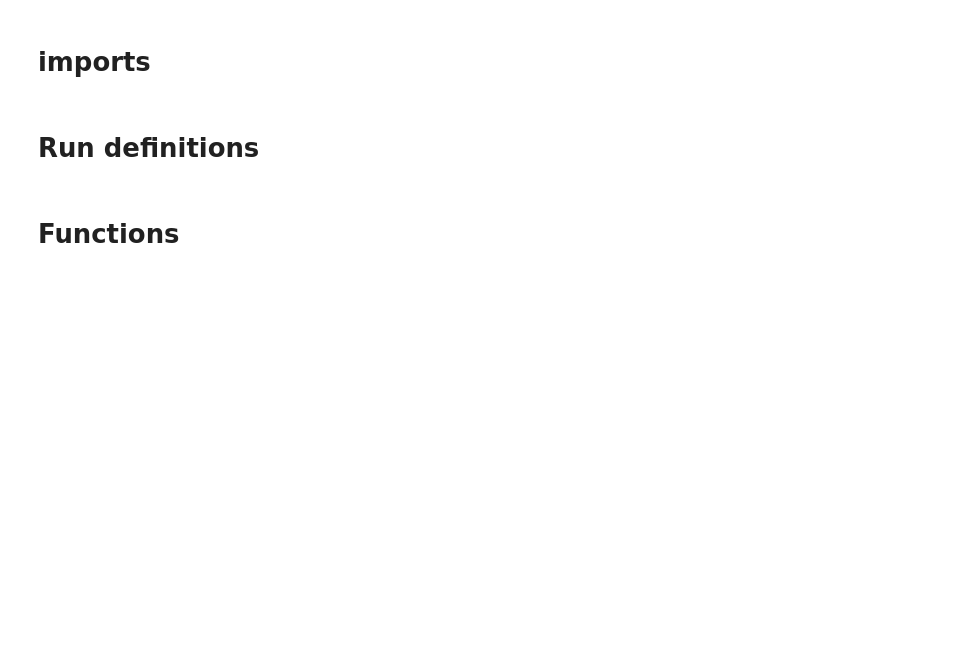
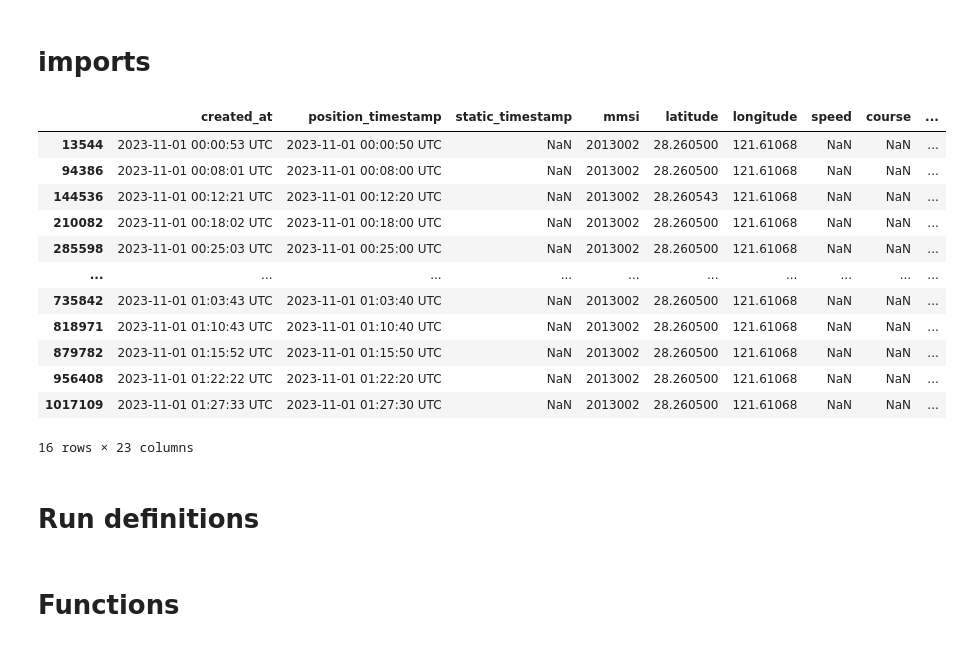
Before and after one commit to giladdanin10/tip-and-que-ships-personal, a Jupyter notebook: explore AIS.ipynb, the cells around one changed output. Drawn from its saved outputs; the diff is of its cells as text; code cells hidden in the pictures; blank space fills up the shorter version.

```diff
--- a/explore AIS.ipynb
+++ b/explore AIS.ipynb
@@ -17,6 +17,22 @@ from time_aux import *
 # Set display options to show all rows and columns
 pd.set_option('display.max_rows', 10)
 pd.set_option('display.max_columns', None)
+# %%
+df.loc[df['mmsi']==2013002]
+# %% [output]
+|  | created_at | position_timestamp | static_timestamp | mmsi | latitude | longitude | speed | course | ... |
+| 13544 | 2023-11-01 00:00:53 UTC | 2023-11-01 00:00:50 UTC | NaN | 2013002 | 28.260500 | 121.61068 | NaN | NaN | ... |
+| 94386 | 2023-11-01 00:08:01 UTC | 2023-11-01 00:08:00 UTC | NaN | 2013002 | 28.260500 | 121.61068 | NaN | NaN | ... |
+| 144536 | 2023-11-01 00:12:21 UTC | 2023-11-01 00:12:20 UTC | NaN | 2013002 | 28.260543 | 121.61068 | NaN | NaN | ... |
+| 210082 | 2023-11-01 00:18:02 UTC | 2023-11-01 00:18:00 UTC | NaN | 2013002 | 28.260500 | 121.61068 | NaN | NaN | ... |
+| 285598 | 2023-11-01 00:25:03 UTC | 2023-11-01 00:25:00 UTC | NaN | 2013002 | 28.260500 | 121.61068 | NaN | NaN | ... |
+| ... | ... | ... | ... | ... | ... | ... | ... | ... | ... |
+| 735842 | 2023-11-01 01:03:43 UTC | 2023-11-01 01:03:40 UTC | NaN | 2013002 | 28.260500 | 121.61068 | NaN | NaN | ... |
+| 818971 | 2023-11-01 01:10:43 UTC | 2023-11-01 01:10:40 UTC | NaN | 2013002 | 28.260500 | 121.61068 | NaN | NaN | ... |
+| 879782 | 2023-11-01 01:15:52 UTC | 2023-11-01 01:15:50 UTC | NaN | 2013002 | 28.260500 | 121.61068 | NaN | NaN | ... |
+| 956408 | 2023-11-01 01:22:22 UTC | 2023-11-01 01:22:20 UTC | NaN | 2013002 | 28.260500 | 121.61068 | NaN | NaN | ... |
+| 1017109 | 2023-11-01 01:27:33 UTC | 2023-11-01 01:27:30 UTC | NaN | 2013002 | 28.260500 | 121.61068 | NaN | NaN | ... |
+16 rows × 23 columns
 # %% [markdown]
 # Run definitions
 # %%
```
Also changed, not shown: 9 other files.
